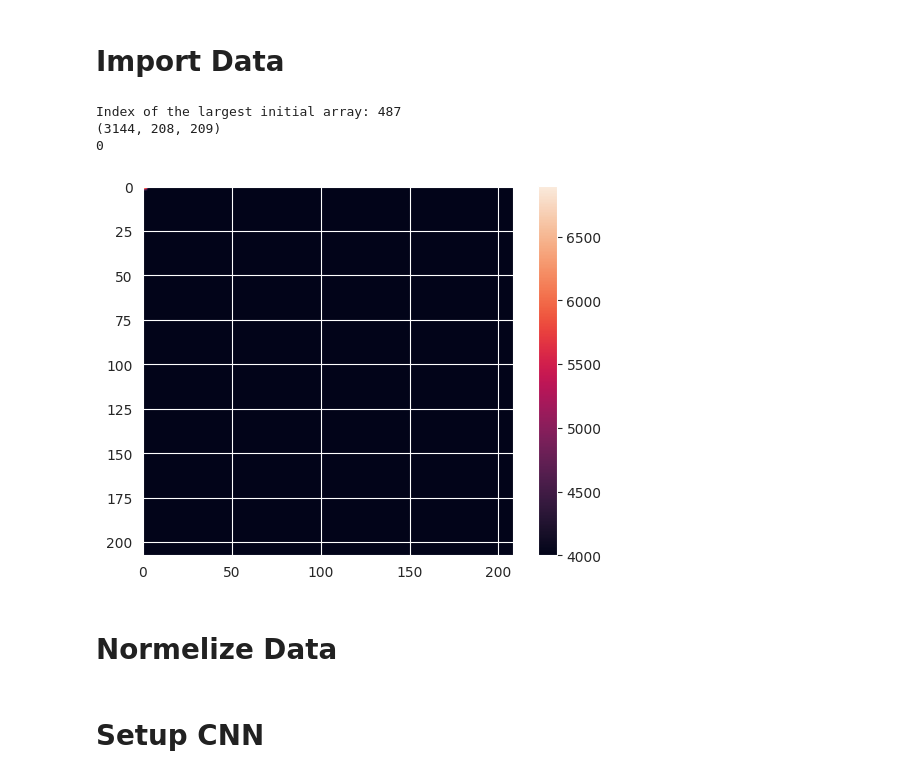
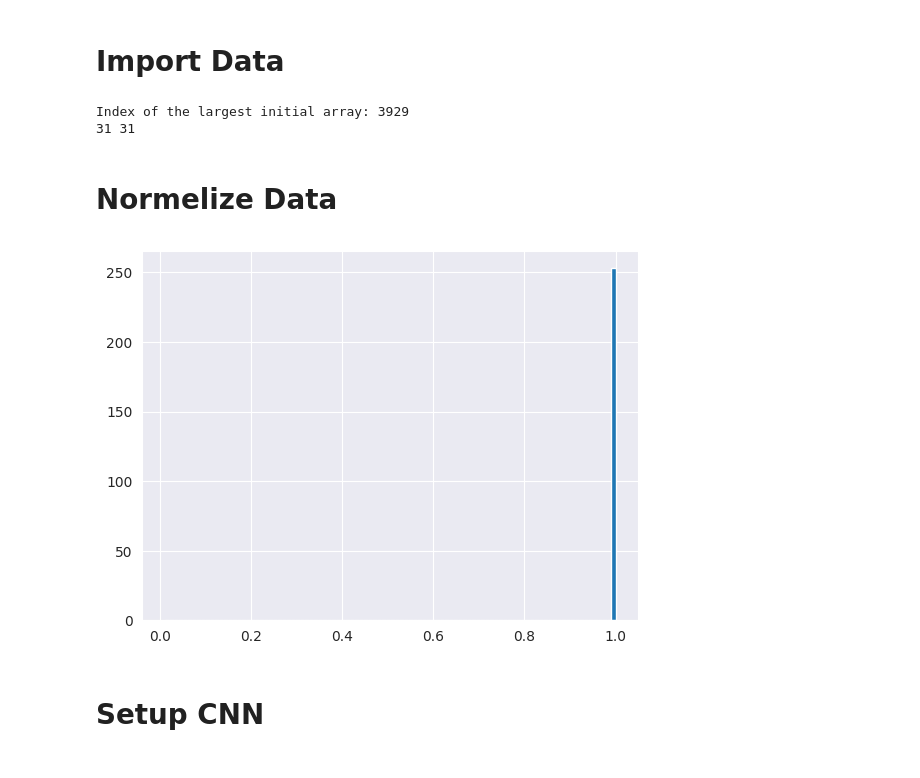
Before and after one commit to AsbjornPreuss/AppMLFinalProject, a Jupyter notebook: CNN.ipynb, the cells around one changed output. Cells and saved outputs as stored; diff of their text form; code cells hidden in the pictures.

Commit message:
Swapped to robust scaling, and correct sorting of labels and images

```diff
--- a/CNN.ipynb
+++ b/CNN.ipynb
@@ -67,70 +90,99 @@ def import_and_pad_csvs(folder_path):
 # %%
-data_raw = import_and_pad_csvs('clusters_colour_rotations/')
+data_raw, index = import_and_pad_csvs('clusters_colour_rotations/')
 labels_raw = [np.load('./labels/'+x) for x in os.listdir('./labels/') if x.endswith('.npy')]
+print(len(labels_raw[8][0]), len(labels_raw[8][1]))
+
+#labels_raw_sorted = np.sort(np.array(labels_raw))
 label = []
+ind = []
 for value in labels_raw:
     label.append(value[1].tolist())
+    ind.append(value[0].tolist())
+    #print(len(value[1].tolist()), len(value[0].tolist()))
 label = [item for sublist in label for item in sublist]
+ind = [item for sublist in ind for item in sublist]
+ind_sort_arg = np.argsort(np.repeat(ind, 8))
+#mask = [index != ind]
+#print(print(index, ind))
+#plt.plot(index - ind)
+#plt.show()
+
+#index_remove = np.array([31, 74, 116, 165, 170, 193, 214, 280, 314, 401, 413, 470, 499])
+#label = np.delete(label, index_remove)
+
 label = np.repeat(label, 8)
 #print(len(label)*8)
 #print(data_raw.shape)
 
+
+label_sorted = label[ind_sort_arg]
+
 # Remove all reading erros, multiple objects, and others.
-data_raw = data_raw[(label != 4) & (label != 0)]
-label = label[(label != 4) & (label != 0)] - 1
+data_raw = data_raw[(label_sorted != 4) & (label_sorted != 0)]
+label_sorted = label_sorted[(label_sorted != 4) & (label_sorted != 0)] - 1
 
-print(data_raw.shape)
+#print(data_raw.shape)
 # the data, split between train and testval sets
-train_images, testval_images, train_labels, testval_labels = train_test_split(data_raw, label, test_size=0.3, random_state=13052020)
+train_images, testval_images, train_labels, testval_labels = train_test_split(data_raw, label_sorted, test_size=0.3, random_state=13052020)
 
 # further split testval set into specific test and validation set
 # the test set is NOT used during any part but inference
 val_images, test_images, val_labels, test_labels = train_test_split(testval_images, testval_labels, test_size=0.2, random_state=13052020)
-
-plt.imshow(val_images[0])
-plt.colorbar()
-print(val_labels[0])
 # %% [output]
-Index of the largest initial array: 487
-(3144, 208, 209)
-0
+Index of the largest initial array: 3929
+31 31
-[figure, removed]
 # %% [markdown]
 # Normelize Data
 # %%
+from sklearn.preprocessing import QuantileTransformer, MinMaxScaler, RobustScaler
+
 # explicitly illustrating standardization
 def standardizeimg(img, mu, sigma):
     return (img-mu)/(sigma).astype(np.float32)
 
 # save for scaling test data
 mu_train = np.mean(train_images)
 sigma_train = np.std(train_images)
 
+
+#scaler = MinMaxScaler()
+#scaler = QuantileTransformer()
+scaler = RobustScaler()
+#sorted_images = np.sort(train_images.reshape(-1, 1))
+#scaler.fit(sorted_images)
+scaler.fit(train_images.reshape(-1, 1))
+train_images = scaler.transform(train_images.reshape(-1, 1)).reshape(train_images.shape)
+val_images = scaler.transform(val_images.reshape(-1, 1)).reshape(val_images.shape)
+
+plt.hist(train_images.flatten(), bins=100, range=(0.01, 1))
+plt.show()
 # Standardize pixel distribution to have zero mean and unit variance
-train_images = standardizeimg(img=train_images, mu=mu_train, sigma=sigma_train)
-val_images = standardizeimg(img=val_images, mu=np.mean(val_images), sigma=np.std(val_images))
+#train_images = standardizeimg(img=train_images, mu=mu_train, sigma=sigma_train)
+#val_images = standardizeimg(img=val_images, mu=np.mean(val_images), sigma=np.std(val_images))
 # Alternative: quantile normalization
 # train_images = quantile_transform(train_images, output_distribution='normal', copy=True)
 # val_images = quantile_transform(val_images, output_distribution='normal', copy=True)
 
 
 
 
 # adapt to format required by tensorflow; Using channels_last --> (n_samples, img_rows, img_cols, n_channels)
-img_rows, img_cols = 208, 209 # input image dimensions
+img_rows, img_cols = 64, 64 # input image dimensions
 train_images = train_images.reshape(train_images.shape[0], img_rows, img_cols, 1)
 val_images = val_images.reshape(val_images.shape[0], img_rows, img_cols, 1)
 
 # convert class vectors to binary class matrices - one hot encoding
 num_classes = 3 # number of classes
 train_labels = keras.utils.to_categorical(train_labels, num_classes)
 val_labels = keras.utils.to_categorical(val_labels, num_classes)
 
 # avoid using statistics intrinsic to test data to ensure unbiased estimate of real model performance
 test_images = standardizeimg(img=test_images, mu=mu_train, sigma=sigma_train)
 # test_images = quantile_transform(test_images, output_distribution='normal', copy=True)
 test_images = test_images.reshape(test_images.shape[0], img_rows, img_cols, 1)
 test_labels = keras.utils.to_categorical(test_labels, num_classes)
+# %% [output]
+[figure, added]
 # %% [markdown]
 # Setup CNN
 # %%
```
Also changed, not shown: parts of 6 cells of this notebook.
